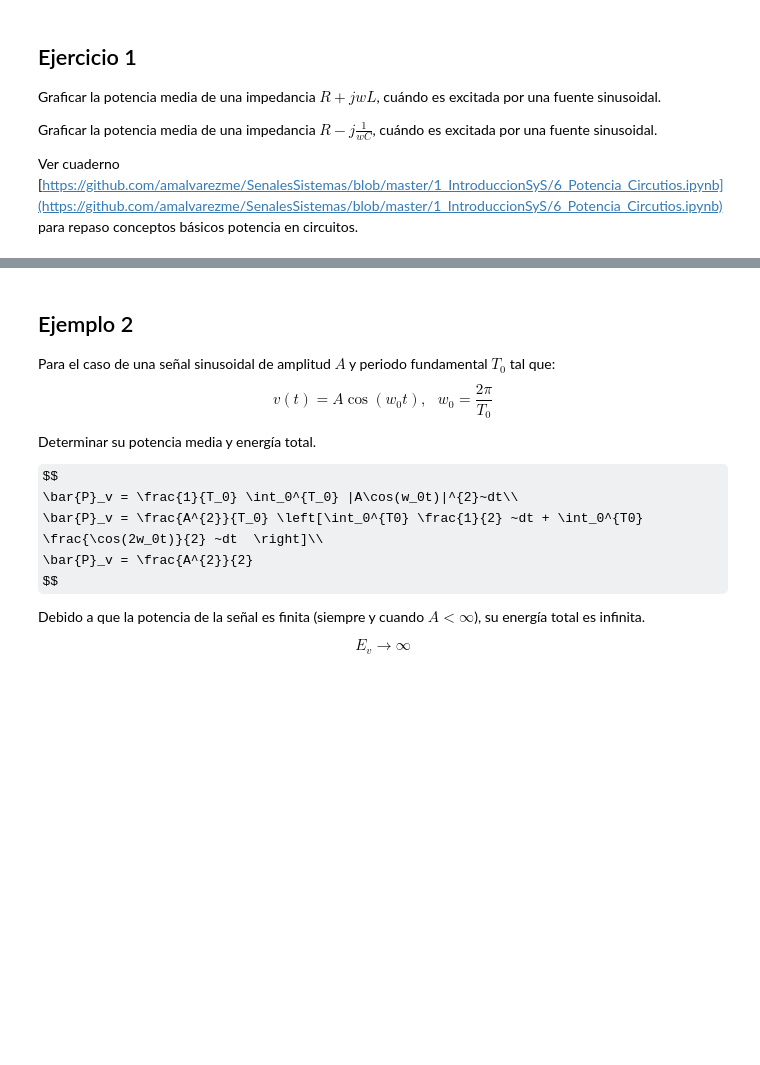
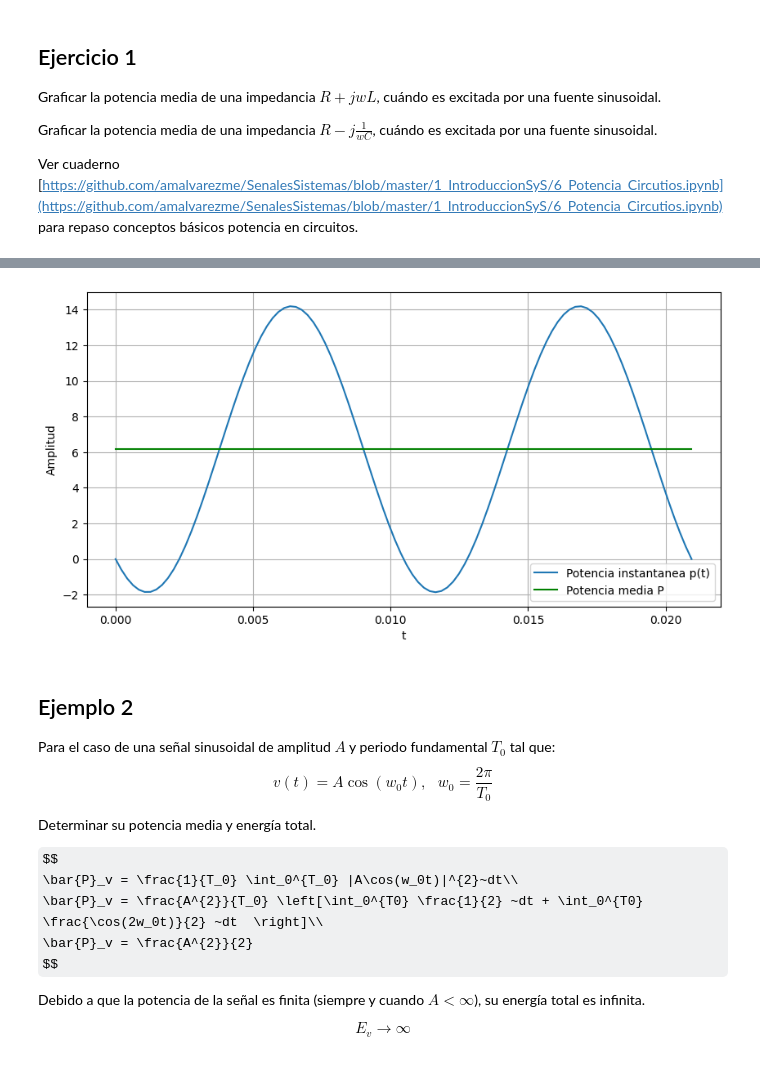
Before and after one commit to Teomorales20/se-alesysistemas-, a Jupyter notebook: Cuaderno5_Señales_De_Energia_Y_De_Potencia.ipynb, the cells around one changed output, grey strips where cells are left out. Saved outputs shown, nothing was run; the diff lists cells and outputs as text; code cells hidden in the pictures; some formulas as TeX source; blank space fills up the shorter version.

```diff
--- a/Cuaderno5_Señales_De_Energia_Y_De_Potencia.ipynb
+++ b/Cuaderno5_Señales_De_Energia_Y_De_Potencia.ipynb
@@ -242,3 +250,26 @@ plt.show()
+# %%
+#Grafica para impedancia capacitiva
+C = 0.001
+
+Vmax = np.sqrt(np.square(R)+np.square(1/(w*L)))*Imax
+theta = -np.arctan(1/(w*R*C))
+
+v = Vmax*np.sin(w*t + theta)
+
+p = v*i #potencia instantanea
+#Para integrar un array se puede usar uno de los métodos implementados por numpy, en este caso el método trapezoidal np.trapz()
+P = np.trapz(p, t)/T0 #Potencia media
+
+plt.figure(figsize=[10,5])
+plt.plot(t, p, label = "Potencia instantanea p(t)")
+plt.plot(t, P*np.ones(len(t)), "g", label = "Potencia media P")
+plt.grid()
+plt.xlabel('t')
+plt.ylabel('Amplitud')
+plt.legend()
+plt.show()
+# %% [output]
+[figure, added]
 # %% [markdown]
 ## Ejemplo 2
 
```
Also changed, not shown: parts of 2 cells of this notebook.
